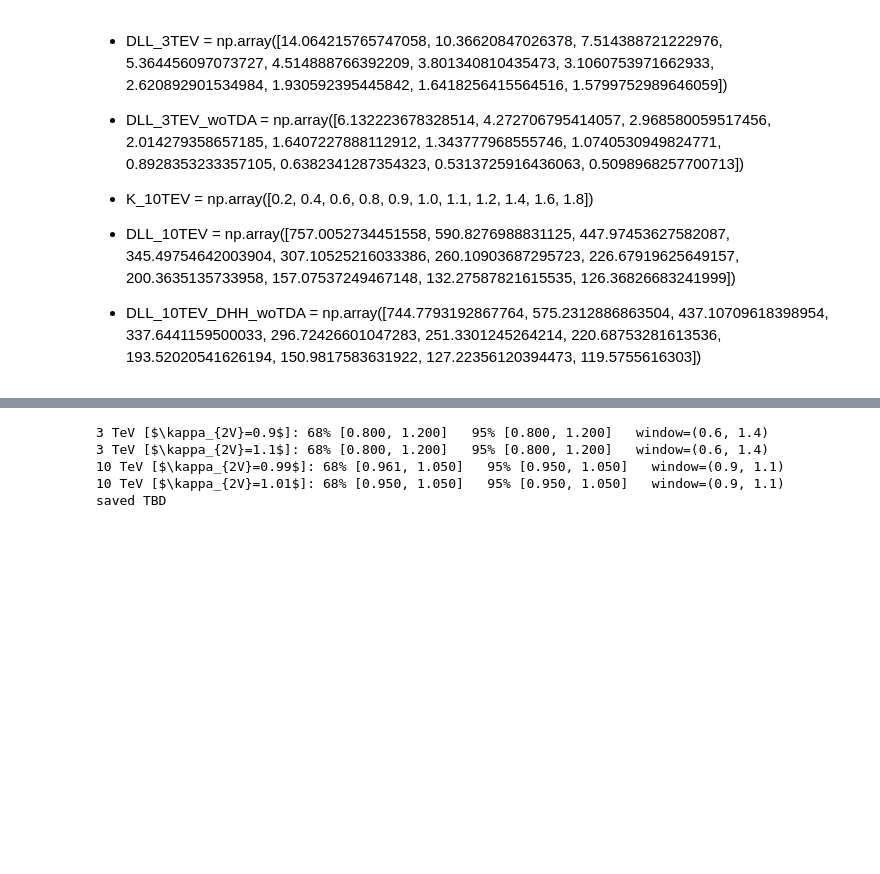
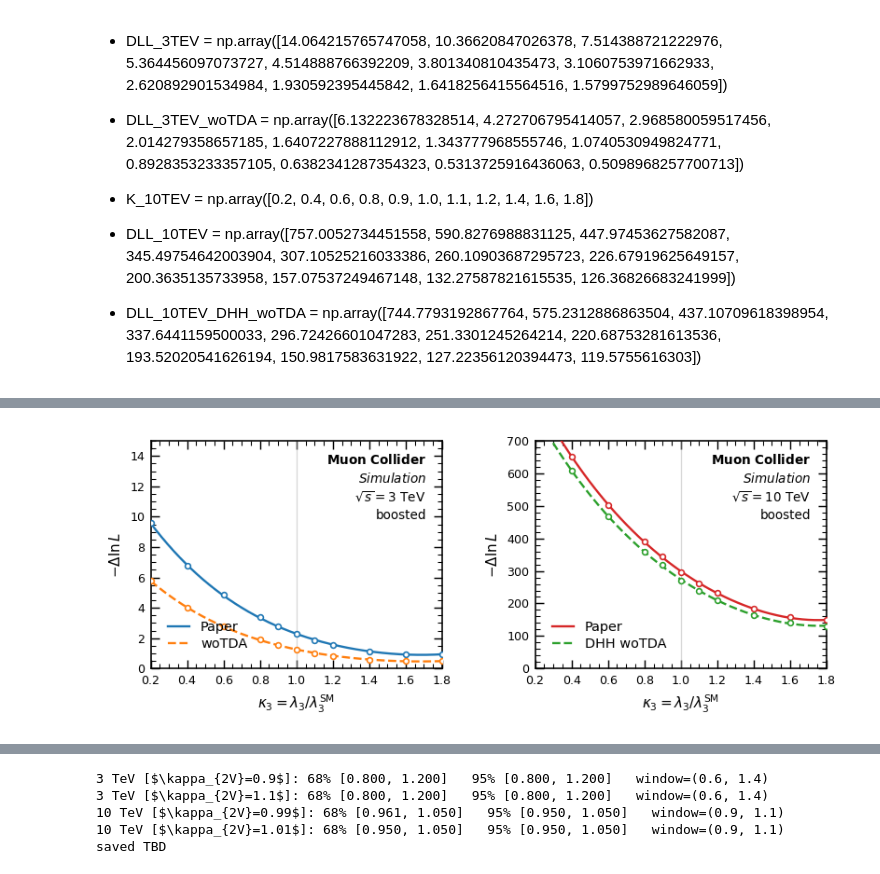
Before and after one commit to FeiChinzz/HHproduction, a Jupyter notebook: mucollider_hhvv/dll_plot.ipynb, the cells around one changed output, grey strips where cells are left out. Cells and saved outputs as stored; diff of their text form; code cells hidden in the pictures; blank space fills up the shorter version.

```diff
--- a/mucollider_hhvv/dll_plot.ipynb
+++ b/mucollider_hhvv/dll_plot.ipynb
@@ -69,0 +223,83 @@ High level features (total 26 features): BTag($J_1$), BTag($J_2$), $M(J_1)$, $M(
+# %%
+# ══════════════════ EDIT HERE ═══════════════════════════════════════════
+# Case-1 scans (null = no HH).  DUMMY values = your Colab boosted scans.
+K_3TEV   = np.array([0.2, 0.4, 0.6, 0.8, 0.9, 1.0, 1.1, 1.2, 1.4, 1.6, 1.8])
+DLL_3TEV = np.array([9.58953249861577, 6.7660608048645425, 4.842006390695758, 3.3647636806479664, 2.7638297742599685, 2.297499891809771, 1.8593956515635863, 1.5535802283354716, 1.1417391088464304, 0.9505017816565209, 0.9274302200189792])          # REPLACE with your scan
+DLL_3TEV_woTDA = np.array([5.7815512586956235, 3.9863330097804024, 2.7923491632163167, 1.8988290272728188, 1.5310714458474823, 1.2576728988536274, 1.0073972853220052, 0.8360144928263118, 0.597764962926771, 0.49503947075656995, 0.4829553720732296])
+
+K_10TEV   = np.array([0.2, 0.4, 0.6, 0.8, 0.9, 1.0, 1.1, 1.2, 1.4, 1.6, 1.8])
+DLL_10TEV = np.array([839.7130588428355, 651.8148031076822, 503.0944167570756, 390.4006101485269, 345.8994652719878, 295.38795884542924, 260.7586584969557, 232.70056962406485, 182.96545118209602, 157.39222715376505, 148.98856195211687])   # REPLACE with your scan
+DLL_10TEV_DHH_woTDA = np.array([787.1877096167788, 607.3720298992178, 468.871850271946, 358.99967893395007, 318.68222231626254, 271.0719334569179, 237.268323279257, 209.6817829718853, 163.82914001561952, 140.06629833591418, 131.09710132433662])
+
+YLIM_3TEV  = (0, 15)
+YLIM_10TEV = (0, 700)
+TAG_EXTRA  = 'boosted'
+OUTPDF     = '/root/data/mucollider/two_boosted/generated_fig/fig_result_boosted_hypo_noHH.pdf'
+# ═════════════════════════════════════════════════════════════════════════
+
+# 重新組織 PANELS_DATA，讓每個 Panel 可以包含多條曲線
+PANELS_DATA = [
+    {
+        'title': '3 TeV',
+        'ylim': YLIM_3TEV,
+        'lines': [
+            {'label': 'Paper', 'c': ps.C_3TEV, 'k': K_3TEV, 'dll': DLL_3TEV, 'ls': '-'},
+            {'label': 'woTDA',   'c': 'C1',      'k': K_3TEV, 'dll': DLL_3TEV_woTDA, 'ls': '--'}
+        ]
+    },
+    {
+        'title': '10 TeV',
+        'ylim': YLIM_10TEV,
+        'lines': [
+            {'label': 'Paper',   'c': ps.C_10TEV, 'k': K_10TEV, 'dll': DLL_10TEV, 'ls': '-'},
+            {'label': 'DHH woTDA', 'c': 'C2',       'k': K_10TEV, 'dll': DLL_10TEV_DHH_woTDA, 'ls': '--'},
+        ]
+    }
+]
+
+kfine = np.linspace(0.2, 1.8, 401)
+fig, ax = plt.subplots(1, 2, figsize=ps.SIZE12)
+
+for a, panel in zip(ax, PANELS_DATA):
+    title = panel['title']
+    ylim = panel['ylim']
+
+    # 迴圈畫出同一張圖內的多條線
+    for line in panel['lines']:
+        lbl = line['label']
+        c = line['c']
+        ls = line['ls']
+        k = line['k']
+        dll = line['dll']
+
+        # 平滑曲線
+        curve = np.poly1d(np.polyfit(k, dll, 4))(kfine)
+
+        # 繪製曲線與數據點 (加入了 linestyle 與 label)
+        a.plot(kfine, curve, ls=ls, color=c, lw=1.3, zorder=4, label=lbl)
+        a.plot(k, dll, marker='o', ls='none', mfc='white', mec=c,
+               mew=0.9, ms=3.2, zorder=5)
+
+        # 自動找出 kappa3 接近 1.0 的位置，並印出 Z 顯著性
+        i1 = int(np.argmin(np.abs(k - 1.0)))
+        print(f'{title} [{lbl}]: kappa3=1  -DeltalnL={dll[i1]:.2f}  Z={np.sqrt(2*dll[i1]):.2f} sigma')
+
+    # 基本網格與標籤設定
+    a.axvline(1.0, color='0.7', lw=0.7, alpha=0.5)
+    a.set_xlim(0.2, 1.8)
+    a.set_ylim(*ylim)
+    a.set_xticks(np.arange(0.2, 1.81, 0.2))
+    a.set_xlabel(r'$\kappa_3 = \lambda_3/\lambda_3^{\rm SM}$')
+    a.set_ylabel(r'$-\Delta\ln L$')
+
+    # 加入 hep_tag 標籤
+    ps.hep_tag(a, [rf'$\sqrt{{s}}={title.split()[0]}$ TeV', TAG_EXTRA],
+               loc='upper right', simulation=True, fontsize=7.5)
+
+    # 加入圖例 (Legend)，設定位置避免與數據和 hep_tag 重疊
+    a.legend(loc='lower left', frameon=False, fontsize=8)
+
+fig.tight_layout(w_pad=2.0)
+# fig.savefig(OUTPDF, bbox_inches='tight')
+print(f'saved {OUTPDF}')
+# %% [output]
@@ -70 +311,2 @@ High level features (total 26 features): BTag($J_1$), BTag($J_2$), $M(J_1)$, $M(
+[figure, added]
 # %% [markdown]
```
Also changed, not shown: parts of 7 cells of this notebook, 3 other files.
